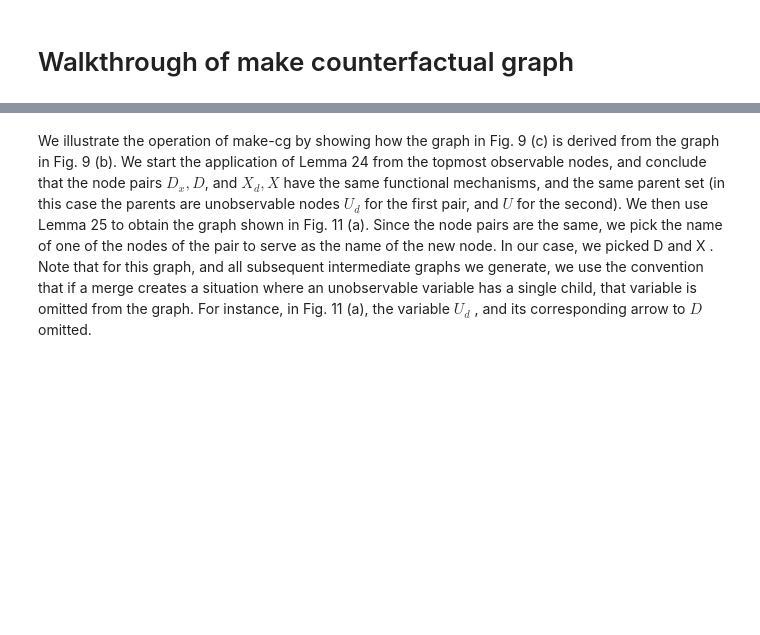
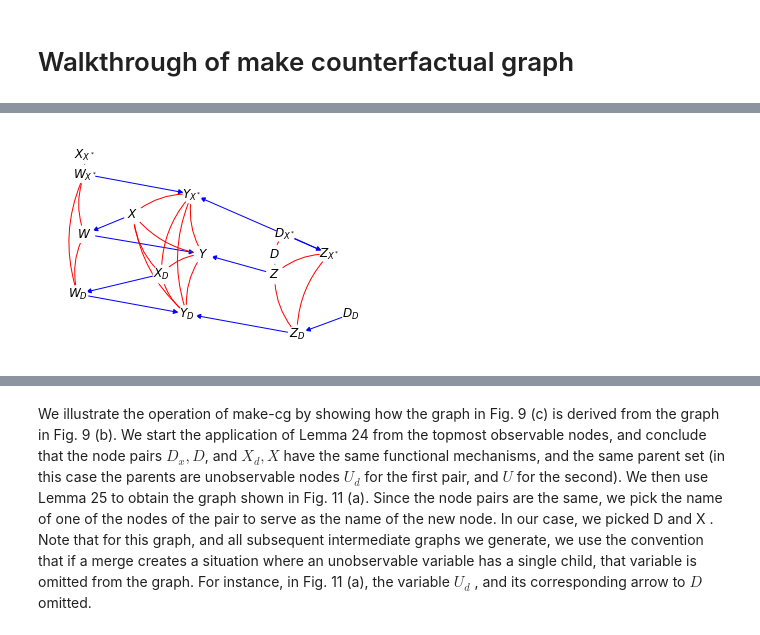
Before and after one commit to y0-causal-inference/y0, a Jupyter notebook: notebooks/Counterfactual Identification.ipynb, the cells around one changed output, grey strips where cells are left out. Cells and saved outputs as stored; diff of their text form; code cells hidden in the pictures; blank space fills up the shorter version.

```diff
--- a/notebooks/Counterfactual Identification.ipynb
+++ b/notebooks/Counterfactual Identification.ipynb
@@ -75,0 +81,4 @@ import matplotlib.pyplot as plt
+# %%
+figure_9b.graph.draw()
+# %% [output]
+[figure, added]
```
Also changed, not shown: parts of 3 cells of this notebook, 2 other files.
